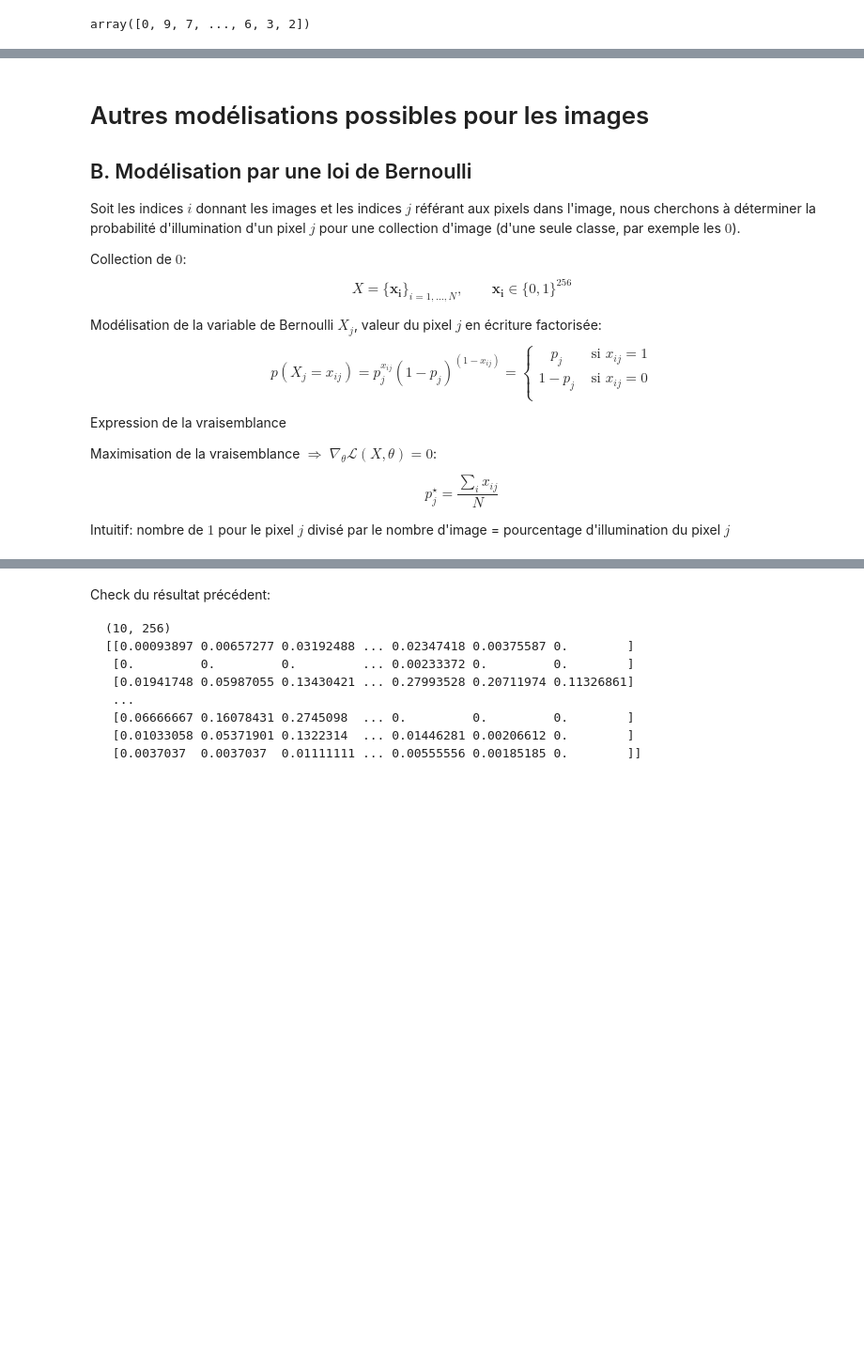
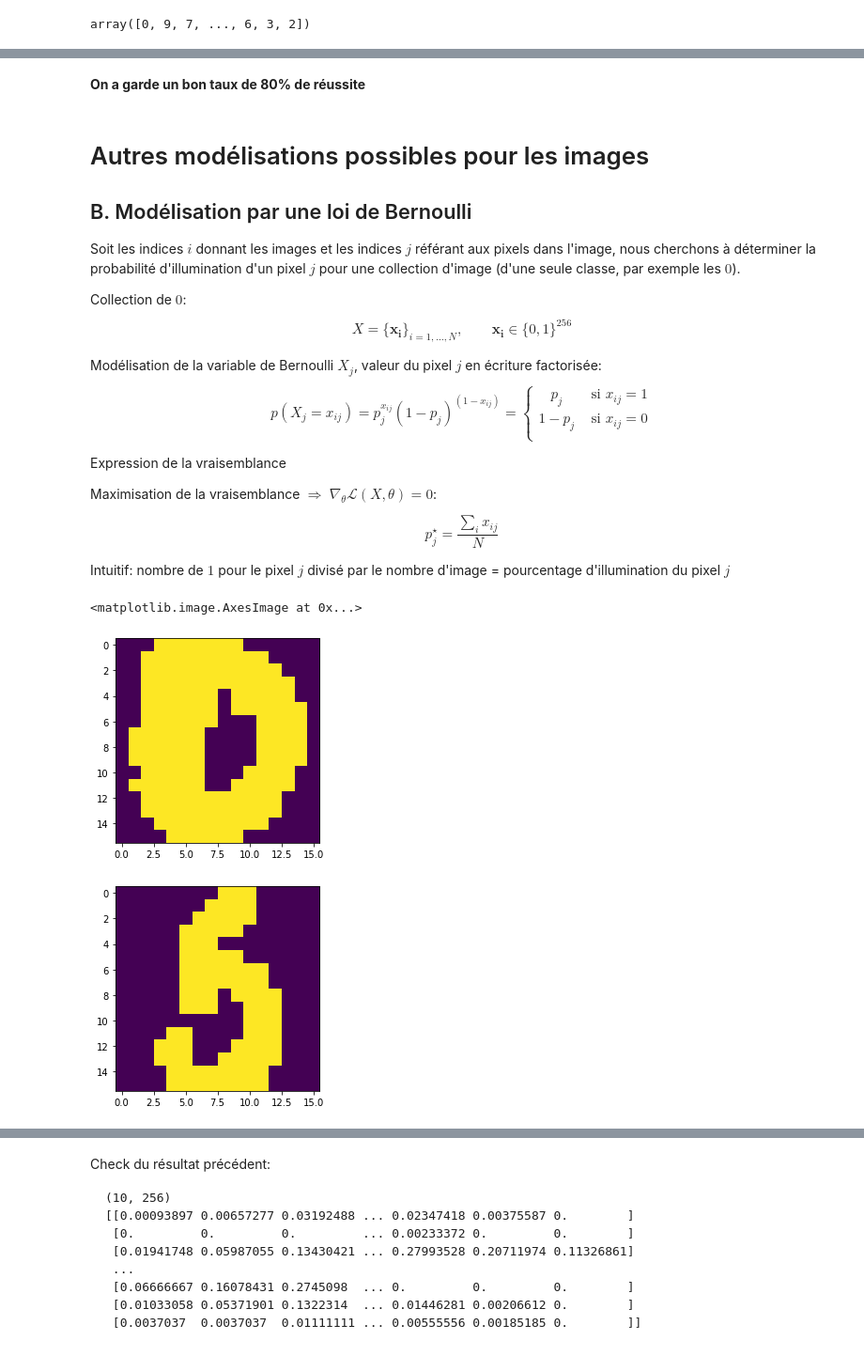
Before and after one commit to CharlesAttend/M1-S1-DAC, a Jupyter notebook: MAPSI/TME/tme3/tme3.ipynb, the cells around one changed output, grey strips where cells are left out. Shown at 94% size. Cells and saved outputs as stored; diff of their text form; code cells hidden in the pictures; blank space fills up the shorter version.

```diff
--- a/MAPSI/TME/tme3/tme3.ipynb
+++ b/MAPSI/TME/tme3/tme3.ipynb
@@ -304,3 +295,5 @@ plt.imshow(m)
+# %% [markdown]
+**On a garde un bon taux de 80% de réussite**
 # %% [markdown]
 # Autres modélisations possibles pour les images
 
@@ -314,8 +307,8 @@ $$ X = \{\mathbf{x_i}\}_{i = 1,\ldots, N}, \qquad \mathbf{x_i} \in \{0,1\}^{256}
 Modélisation de la variable de Bernoulli $X_j$, valeur du pixel $j$ en écriture factorisée:
 $$ p(X_j = x_{ij}) = p_j^{x_{ij}} (1-p_j)^{(1-x_{ij})} = \left\{
 \begin{array}{ccc}
-p_j & \mbox{ si } x_{ij} = 1 \\
-1-p_j & \mbox{ si } x_{ij} = 0 \\
+p_j & \text{ si } x_{ij} = 1 \\
+1-p_j & \text{ si } x_{ij} = 0 \\
 \end{array}
 \right.$$
 
@@ -329,12 +322,19 @@ Intuitif: nombre de $1$ pour le pixel $j$ divisé par le nombre d'image = pource
 # %%
 # binarisation des images pour coller avec l'hypothèse de Bernoulli:
 
 Xb_train = np.where(X_train>0, 1, 0)
 Xb_test  = np.where(X_test>0, 1, 0)
 
 # affichage d'une image binaire:
 plt.figure()
 plt.imshow(Xb_train[0].reshape(16,16))
+
+plt.figure()
+plt.imshow(Xb_test[10].reshape(16,16))
+# %% [output]
+<matplotlib.image.AxesImage at 0x...>
+[figure, added]
+[figure, added]
 # %% [markdown]
 ### B-1: Ecrire la fonction d'apprentissage des paramètres qui retourne la matrice theta suivante:
 
```
Also changed, not shown: parts of 22 cells of this notebook.
